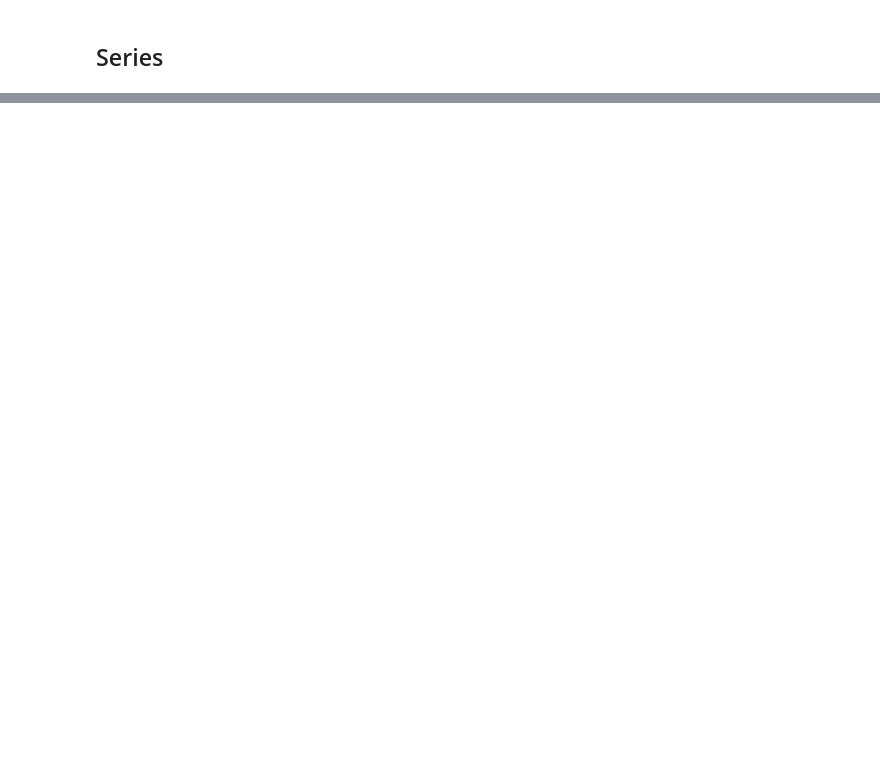
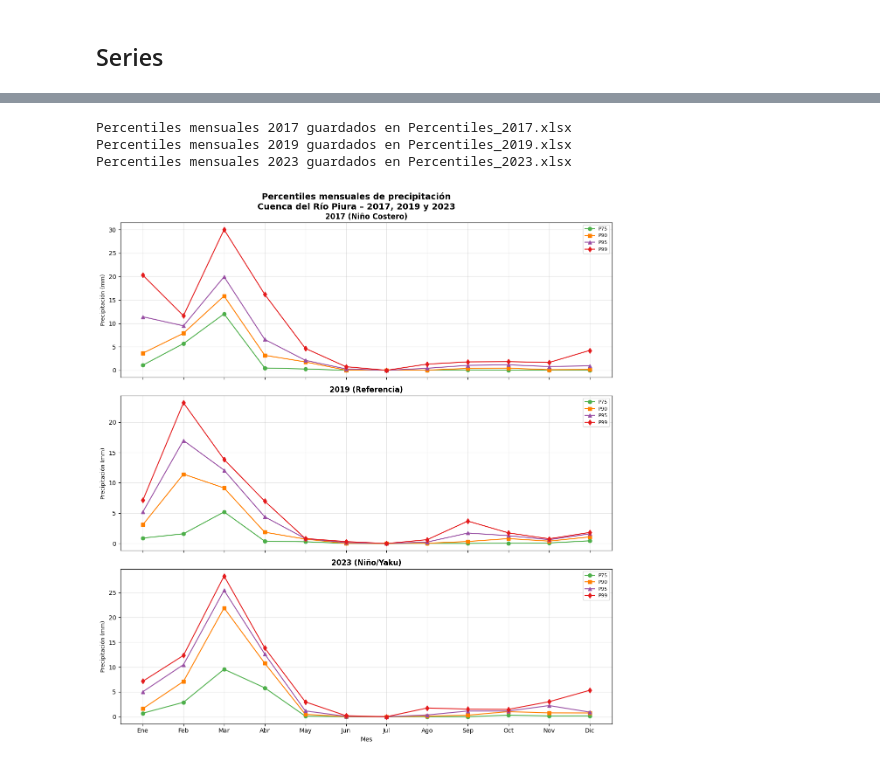
Before and after one commit to acmc050305-lang/TRABAJO_FINAL_TP2, a Jupyter notebook: precipitacion_trabajo.ipynb, the cells around one changed output, grey strips where cells are left out. Cells and saved outputs as stored; diff of their text form; code cells hidden in the pictures; blank space fills up the shorter version.

```diff
--- a/precipitacion_trabajo.ipynb
+++ b/precipitacion_trabajo.ipynb
@@ -686,0 +875,53 @@ plt.show()
+# %%
+# Percentiles mensuales
+meses_n = ["Ene","Feb","Mar","Abr","May","Jun",
+            "Jul","Ago","Sep","Oct","Nov","Dic"]
+
+fig, axes = plt.subplots(3, 1, figsize=(12, 13), sharex=True)
+
+for idx, (anio, s, label) in enumerate(zip(ANIOS, SERIES, LABELS)):
+    ax = axes[idx]
+    resultados = []
+
+    for mes in range(1, 13):
+        pp_mes = s.sel(time=s.time.dt.month == mes)
+        datos  = pp_mes.values.flatten()
+        datos  = datos[~np.isnan(datos)]
+        resultados.append([
+            mes,
+            np.percentile(datos, 75),
+            np.percentile(datos, 90),
+            np.percentile(datos, 95),
+            np.percentile(datos, 99),
+        ])
+
+    df_m = pd.DataFrame(resultados, columns=["Mes","P75","P90","P95","P99"])
+
+    ax.plot(df_m["Mes"], df_m["P75"], marker="o", label="P75", color="#4daf4a")
+    ax.plot(df_m["Mes"], df_m["P90"], marker="s", label="P90", color="#ff7f00")
+    ax.plot(df_m["Mes"], df_m["P95"], marker="^", label="P95", color="#984ea3")
+    ax.plot(df_m["Mes"], df_m["P99"], marker="d", label="P99", color="#e41a1c")
+
+    ax.set_title(label, fontsize=12, fontweight="bold")
+    ax.set_ylabel("Precipitación (mm)", fontsize=9)
+    ax.set_xticks(range(1, 13))
+    ax.set_xticklabels(meses_n)
+    ax.legend(fontsize=8, loc="upper right")
+    ax.grid(True, alpha=0.3)
+
+    # Exportar a Excel por año
+    df_m.to_excel(f"Percentiles_{anio}.xlsx", index=False)
+    print(f"Percentiles mensuales {anio} guardados en Percentiles_{anio}.xlsx")
+
+axes[2].set_xlabel("Mes", fontsize=10)
+fig.suptitle(
+    "Percentiles mensuales de precipitación\nCuenca del Río Piura – 2017, 2019 y 2023",
+    fontsize=14, fontweight="bold"
+)
+plt.tight_layout()
+plt.show()
+# %% [output]
+Percentiles mensuales 2017 guardados en Percentiles_2017.xlsx
+Percentiles mensuales 2019 guardados en Percentiles_2019.xlsx
+Percentiles mensuales 2023 guardados en Percentiles_2023.xlsx
+[figure, added]
```
Also changed, not shown: parts of 44 cells of this notebook.
